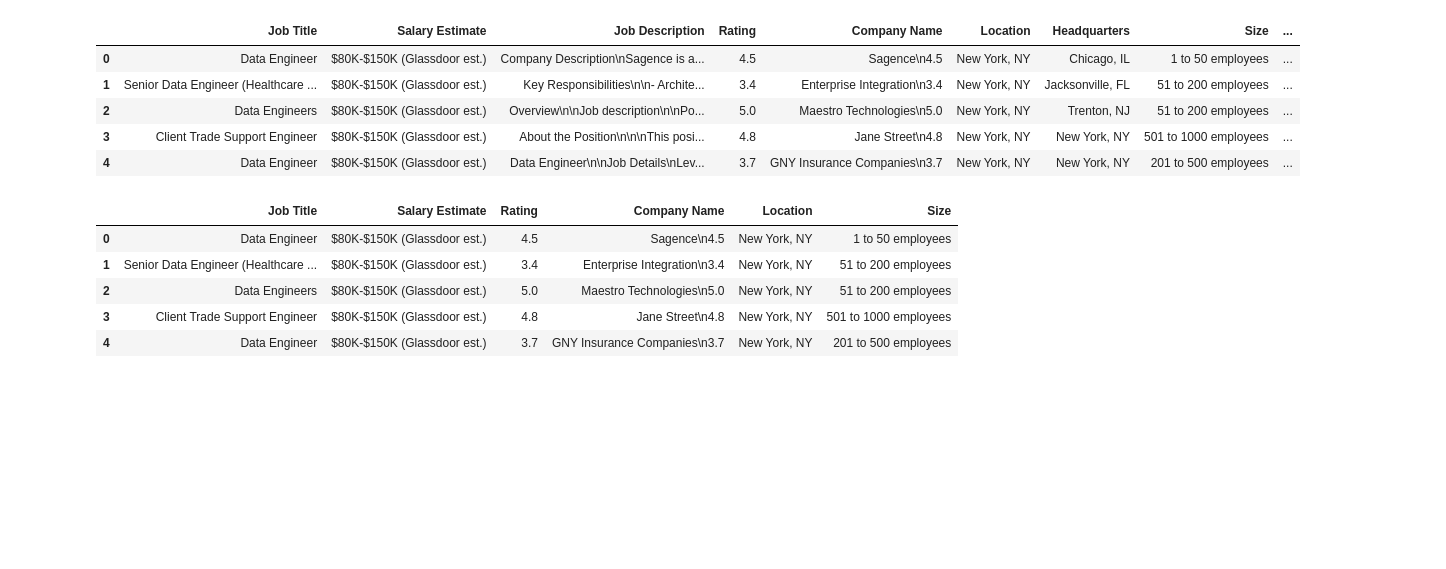
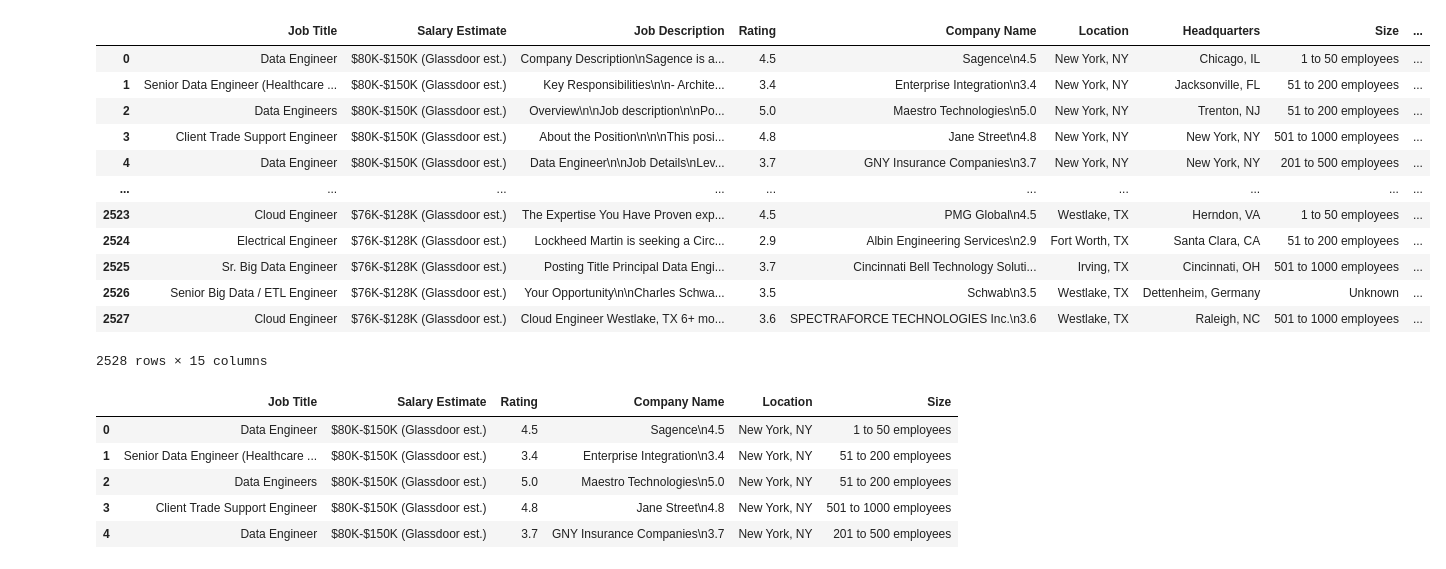
Before and after one commit to data301-2021-summer2/project-group31-project, a Jupyter notebook: Analysis Pipeline.ipynb, the cells around one changed output. Drawn from its saved outputs; the diff is of its cells as text; code cells hidden in the pictures; blank space fills up the shorter version.

```diff
--- a/Analysis Pipeline.ipynb
+++ b/Analysis Pipeline.ipynb
@@ -6,14 +6,21 @@ import os
 import matplotlib.pyplot as plt
 # %%
 df1 = pd.read_csv('data/raw/DataEngineer.csv',sep=',') # Comma-seperated values file and Comma-delimited
-df1.head()
+df1
 # %% [output]
 |  | Job Title | Salary Estimate | Job Description | Rating | Company Name | Location | Headquarters | Size | ... |
 | 0 | Data Engineer | $80K-$150K (Glassdoor est.) | Company Description\nSagence is a... | 4.5 | Sagence\n4.5 | New York, NY | Chicago, IL | 1 to 50 employees | ... |
 | 1 | Senior Data Engineer (Healthcare ... | $80K-$150K (Glassdoor est.) | Key Responsibilities\n\n- Archite... | 3.4 | Enterprise Integration\n3.4 | New York, NY | Jacksonville, FL | 51 to 200 employees | ... |
 | 2 | Data Engineers | $80K-$150K (Glassdoor est.) | Overview\n\nJob description\n\nPo... | 5.0 | Maestro Technologies\n5.0 | New York, NY | Trenton, NJ | 51 to 200 employees | ... |
 | 3 | Client Trade Support Engineer | $80K-$150K (Glassdoor est.) | About the Position\n\n\nThis posi... | 4.8 | Jane Street\n4.8 | New York, NY | New York, NY | 501 to 1000 employees | ... |
 | 4 | Data Engineer | $80K-$150K (Glassdoor est.) | Data Engineer\n\nJob Details\nLev... | 3.7 | GNY Insurance Companies\n3.7 | New York, NY | New York, NY | 201 to 500 employees | ... |
+| ... | ... | ... | ... | ... | ... | ... | ... | ... | ... |
+| 2523 | Cloud Engineer | $76K-$128K (Glassdoor est.) | The Expertise You Have Proven exp... | 4.5 | PMG Global\n4.5 | Westlake, TX | Herndon, VA | 1 to 50 employees | ... |
+| 2524 | Electrical Engineer | $76K-$128K (Glassdoor est.) | Lockheed Martin is seeking a Circ... | 2.9 | Albin Engineering Services\n2.9 | Fort Worth, TX | Santa Clara, CA | 51 to 200 employees | ... |
+| 2525 | Sr. Big Data Engineer | $76K-$128K (Glassdoor est.) | Posting Title Principal Data Engi... | 3.7 | Cincinnati Bell Technology Soluti... | Irving, TX | Cincinnati, OH | 501 to 1000 employees | ... |
+| 2526 | Senior Big Data / ETL Engineer | $76K-$128K (Glassdoor est.) | Your Opportunity\n\nCharles Schwa... | 3.5 | Schwab\n3.5 | Westlake, TX | Dettenheim, Germany | Unknown | ... |
+| 2527 | Cloud Engineer | $76K-$128K (Glassdoor est.) | Cloud Engineer Westlake, TX 6+ mo... | 3.6 | SPECTRAFORCE TECHNOLOGIES Inc.\n3.6 | Westlake, TX | Raleigh, NC | 501 to 1000 employees | ... |
+2528 rows × 15 columns
 # %%
 # Removed the "Job Description"
 # Removed "Easy Apply" because it is a unique feature on Glassdoor job website that allows the applicant to directly apply on Glassdoor instead of going being redirected to the company website application portal
```
Also changed, not shown: parts of 6 cells of this notebook, 1 other file.
